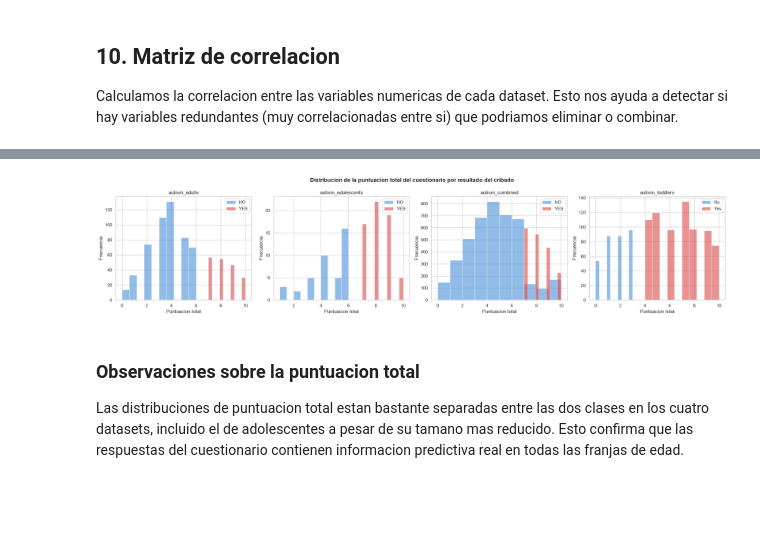
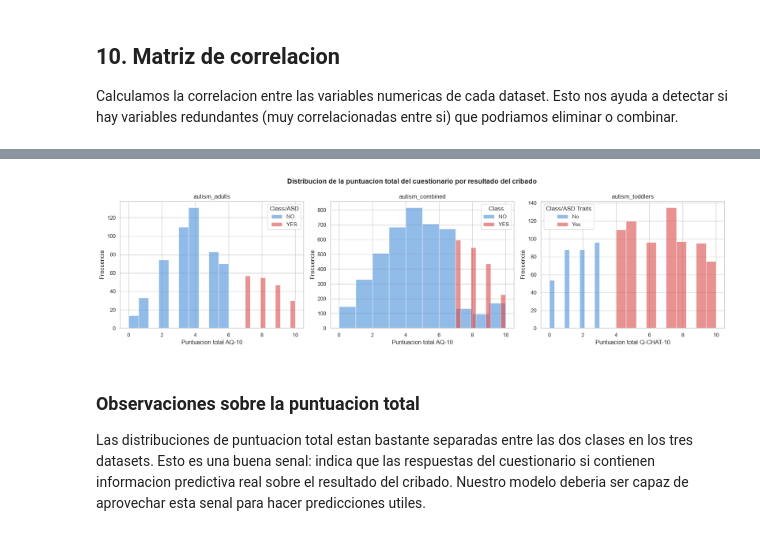
Before and after one commit to adrianaarang/tesTEA, a Jupyter notebook: notebooks/01_eda.ipynb, the cells around one changed output, grey strips where cells are left out. Cells and saved outputs as stored; diff of their text form; code cells hidden in the pictures; blank space fills up the shorter version.

```diff
--- a/notebooks/01_eda.ipynb
+++ b/notebooks/01_eda.ipynb
@@ -630,41 +660,55 @@ Visualizamos la distribucion de la puntuacion total del cuestionario
 # %%
+# Calculamos la puntuacion total si no existe ya como columna
 autism_adults["score_total"] = autism_adults[score_cols_adults].sum(axis=1)
-autism_adolescents["score_total"] = autism_adolescents[score_cols_adults].sum(axis=1)
 autism_combined["score_total"] = autism_combined[score_cols_combined].sum(axis=1)
 autism_toddlers["score_total"] = autism_toddlers[score_cols_toddlers].sum(axis=1)
 
-fig, axes = plt.subplots(1, 4, figsize=(22, 5))
+fig, axes = plt.subplots(1, 3, figsize=(18, 5))
 
-score_target_config = [
-    (autism_adults, "Class/ASD", ["NO", "YES"], "autism_adults", axes[0]),
-    (autism_adolescents, "Class/ASD", ["NO", "YES"], "autism_adolescents", axes[1]),
-    (autism_combined, "Class", ["NO", "YES"], "autism_combined", axes[2]),
-    (autism_toddlers, "Class/ASD Traits ", ["No", "Yes"], "autism_toddlers", axes[3]),
-]
+# autism_adults
+for clase in ["NO", "YES"]:
+    subset = autism_adults[autism_adults["Class/ASD"] == clase]
+    axes[0].hist(subset["score_total"], bins=10, alpha=0.6, label=clase,
+                 color="#4a90d9" if clase == "NO" else "#d94a4a", edgecolor="white")
+axes[0].set_title("autism_adults")
+axes[0].set_xlabel("Puntuacion total AQ-10")
+axes[0].set_ylabel("Frecuencia")
+axes[0].legend(title="Class/ASD")
 
-for data, target_col, clases, nombre, ax in score_target_config:
-    for clase in clases:
-        subset = data[data[target_col] == clase]
-        ax.hist(subset["score_total"], bins=10, alpha=0.6, label=clase,
-                color="#4a90d9" if clase.upper() == "NO" else "#d94a4a", edgecolor="white")
-    ax.set_title(nombre)
-    ax.set_xlabel("Puntuacion total")
-    ax.set_ylabel("Frecuencia")
-    ax.legend()
+# autism_combined
+for clase in ["NO", "YES"]:
+    subset = autism_combined[autism_combined["Class"] == clase]
+    axes[1].hist(subset["score_total"], bins=10, alpha=0.6, label=clase,
+                 color="#4a90d9" if clase == "NO" else "#d94a4a", edgecolor="white")
+axes[1].set_title("autism_combined")
+axes[1].set_xlabel("Puntuacion total AQ-10")
+axes[1].set_ylabel("Frecuencia")
+axes[1].legend(title="Class")
+
+# autism_toddlers
+for clase in ["No", "Yes"]:
+    subset = autism_toddlers[autism_toddlers["Class/ASD Traits "] == clase]
+    axes[2].hist(subset["score_total"], bins=10, alpha=0.6, label=clase,
+                 color="#4a90d9" if clase == "No" else "#d94a4a", edgecolor="white")
+axes[2].set_title("autism_toddlers")
+axes[2].set_xlabel("Puntuacion total Q-CHAT-10")
+axes[2].set_ylabel("Frecuencia")
+axes[2].legend(title="Class/ASD Traits")
 
 plt.suptitle("Distribucion de la puntuacion total del cuestionario por resultado del cribado", fontsize=14, fontweight="bold")
 plt.tight_layout()
 plt.savefig("../docs/assets/img/score_total_vs_target.png", dpi=150, bbox_inches="tight")
 plt.show()
 # %% [output]
-[figure, old version]
+[figure, new version]
 # %% [markdown]
 ### Observaciones sobre la puntuacion total
 
-Las distribuciones de puntuacion total estan bastante separadas entre las dos
-clases en los cuatro datasets, incluido el de adolescentes a pesar de su tamano
-mas reducido. Esto confirma que las respuestas del cuestionario contienen
-informacion predictiva real en todas las franjas de edad.
+Las distribuciones de puntuacion total estan bastante separadas entre las
+dos clases en los tres datasets. Esto es una buena senal: indica que las
+respuestas del cuestionario si contienen informacion predictiva real sobre
+el resultado del cribado. Nuestro modelo deberia ser capaz de aprovechar
+esta senal para hacer predicciones utiles.
 # %% [markdown]
 ## 12. Resumen del EDA y decisiones para el preprocesamiento
 
```
Also changed, not shown: parts of 47 cells of this notebook, 2 other files.
